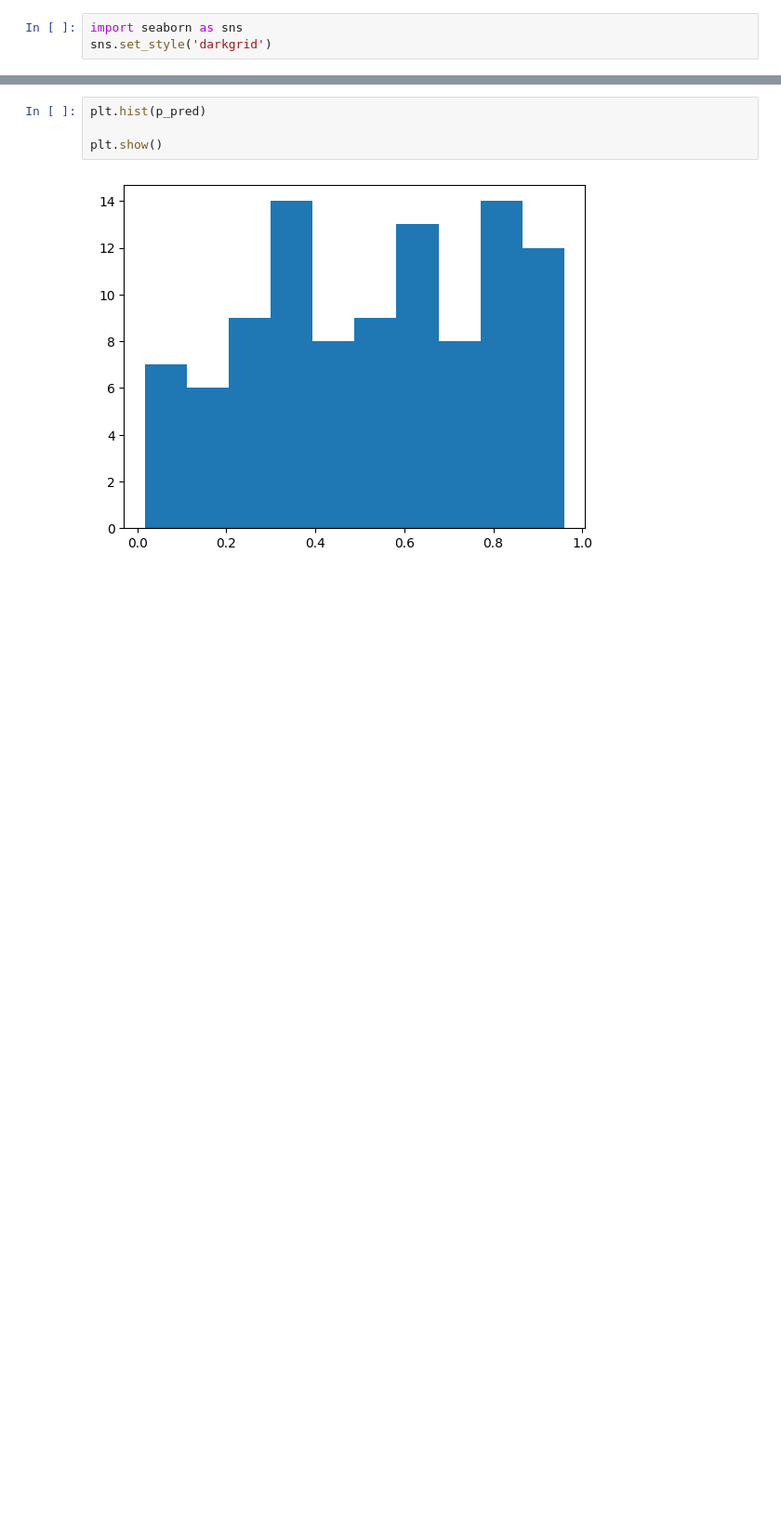
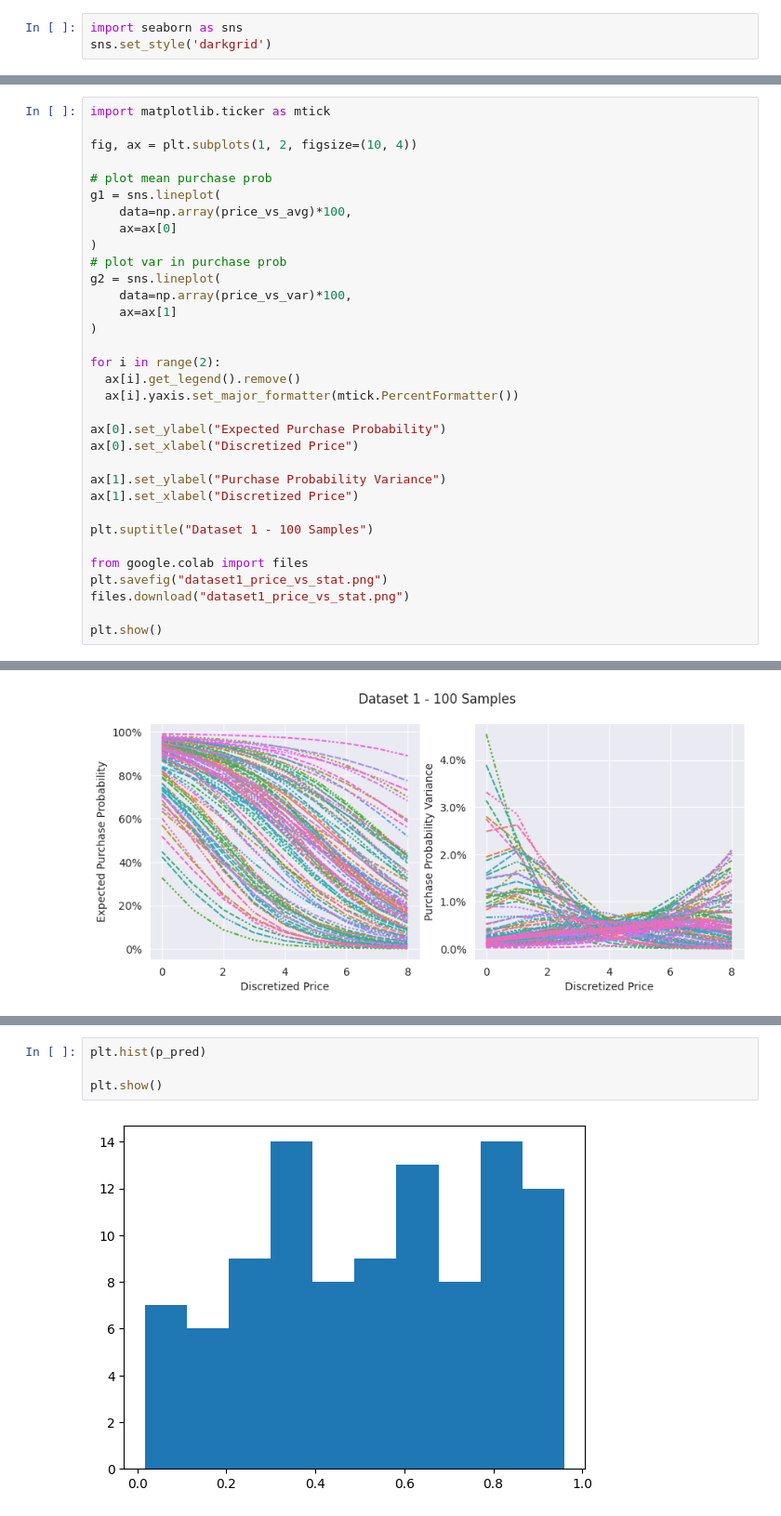
Before and after one commit to lentin26/Student-Prescription-Tree, a Jupyter notebook: lightGBM.ipynb, the cells around one changed output, grey strips where cells are left out. Shown at 93% size. Cells and saved outputs as stored; diff of their text form; blank space fills up the shorter version.

```diff
--- a/lightGBM.ipynb
+++ b/lightGBM.ipynb
@@ -2188,0 +2222,34 @@ plt.show()
+# %%
+import matplotlib.ticker as mtick
+
+fig, ax = plt.subplots(1, 2, figsize=(10, 4))
+
+# plot mean purchase prob
+g1 = sns.lineplot(
+    data=np.array(price_vs_avg)*100,
+    ax=ax[0]
+)
+# plot var in purchase prob
+g2 = sns.lineplot(
+    data=np.array(price_vs_var)*100,
+    ax=ax[1]
+)
+
+for i in range(2):
+  ax[i].get_legend().remove()
+  ax[i].yaxis.set_major_formatter(mtick.PercentFormatter())
+
+ax[0].set_ylabel("Expected Purchase Probability")
+ax[0].set_xlabel("Discretized Price")
+
+ax[1].set_ylabel("Purchase Probability Variance")
+ax[1].set_xlabel("Discretized Price")
+
+plt.suptitle("Dataset 1 - 100 Samples")
+
+from google.colab import files
+plt.savefig("dataset1_price_vs_stat.png")
+files.download("dataset1_price_vs_stat.png")
+
+plt.show()
+# %% [output]
@@ -2188,0 +2258 @@ plt.show()
+[figure, added]
```
Also changed, not shown: parts of 12 cells of this notebook.
